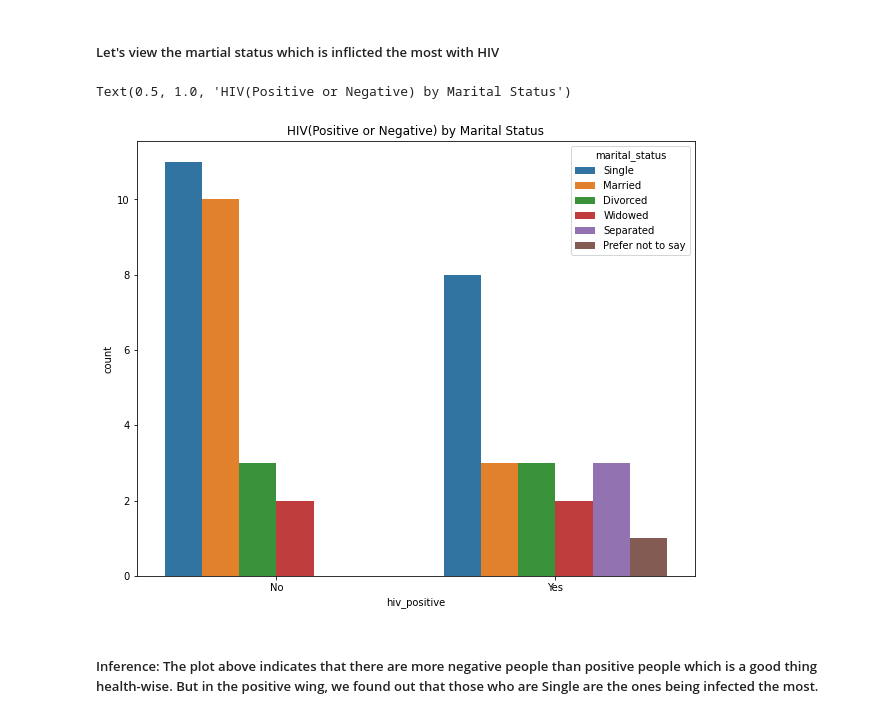
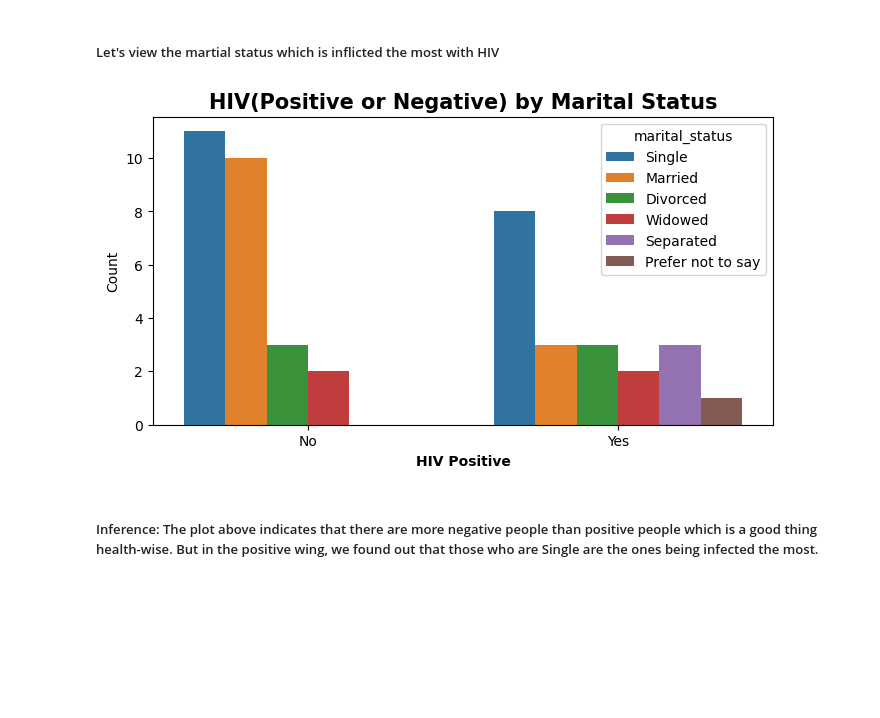
Before and after one commit to joedetDS/HIV-Akwa-Ibom-2023-Survey-Analysis, a Jupyter notebook: HIV_Akwa_Ibom_2023_Survey_Analysis.ipynb, the cells around one changed output. Cells and saved outputs as stored; diff of their text form; code cells hidden in the pictures; blank space fills up the shorter version.

Commit message:
editred the ork and reconstructed the visuals

```diff
--- a/HIV_Akwa_Ibom_2023_Survey_Analysis.ipynb
+++ b/HIV_Akwa_Ibom_2023_Survey_Analysis.ipynb
@@ -627,12 +627,14 @@ import seaborn as sns
 # %% [markdown]
 #####  Let's view the martial status which is inflicted the most with HIV
 # %%
-plt.figure(figsize=(10,8))
-sns.countplot(hiv_df['hiv_positive'],hue=hiv_df['marital_status'])
-plt.title("HIV(Positive or Negative) by Marital Status")
+plt.figure(figsize=(8,4))
+sns.countplot(x= hiv_df['hiv_positive'],hue=hiv_df['marital_status'])
+plt.title("HIV(Positive or Negative) by Marital Status",fontweight='bold',fontsize='15')
+plt.ylabel('Count')
+plt.xlabel('HIV Positive', fontweight='bold')
+plt.show()
 # %% [output]
-Text(0.5, 1.0, 'HIV(Positive or Negative) by Marital Status')
-[figure, old version]
+[figure, new version]
 # %% [markdown]
 ##### Inference:  The plot above indicates that there are more negative people than positive people which is a good thing health-wise. But in the positive wing, we found out that those who are Single are the ones being infected the most.
 # %%
```
Also changed, not shown: parts of 11 cells of this notebook.
